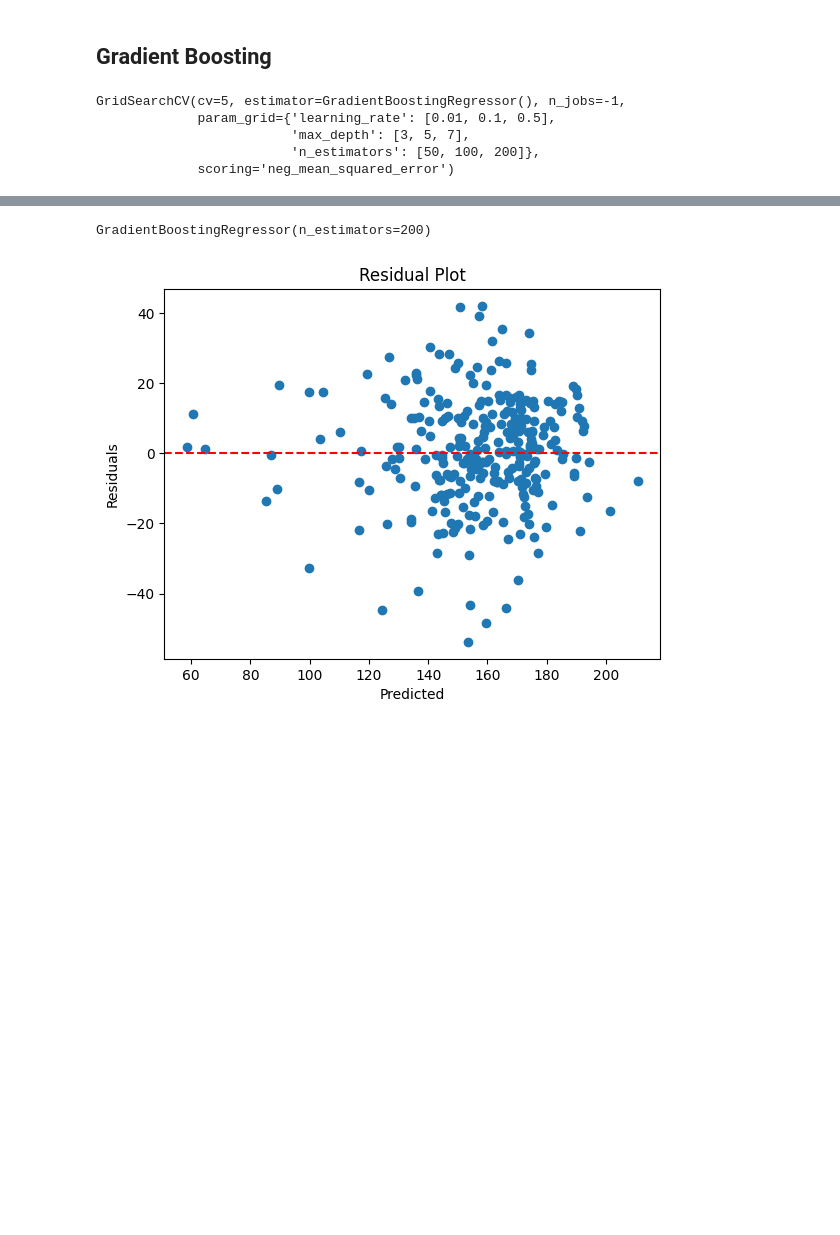
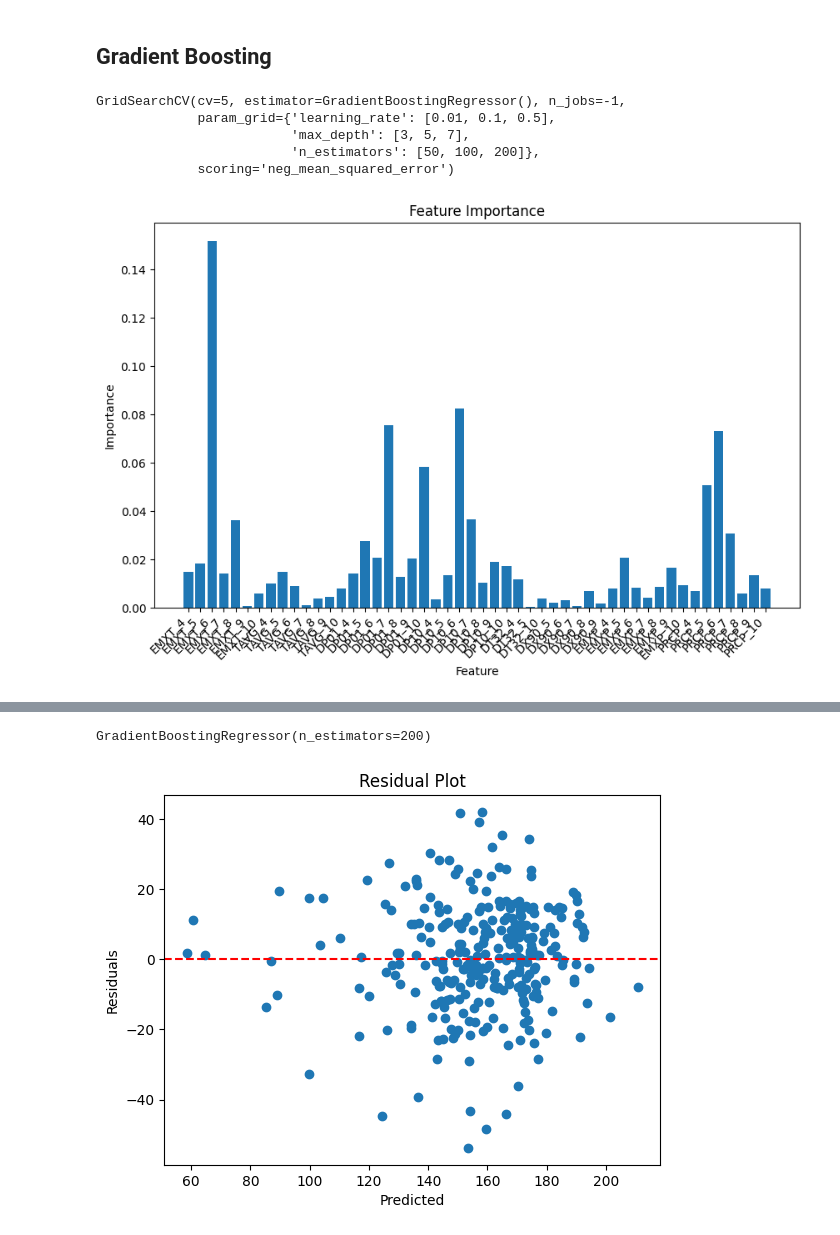
Before and after one commit to oxcitzen/Indiana-Corn-Yield, a Jupyter notebook: modeling_trimmed.ipynb, the cells around one changed output, grey strips where cells are left out. Saved outputs shown, nothing was run; the diff lists cells and outputs as text; code cells hidden in the pictures; blank space fills up the shorter version.

```diff
--- a/modeling_trimmed.ipynb
+++ b/modeling_trimmed.ipynb
@@ -333,3 +333,20 @@ GridSearchCV(cv=5, estimator=GradientBoostingRegressor(), n_jobs=-1,
                          'max_depth': [3, 5, 7],
                          'n_estimators': [50, 100, 200]},
              scoring='neg_mean_squared_error')
+# %%
+# Get the best estimator from grid search
+best_estimator = grid_search_gb_v2.best_estimator_
+
+# Extract feature importance from the best estimator
+feature_importance = best_estimator.feature_importances_
+
+# Plot feature importance
+plt.figure(figsize=(10, 6))
+plt.bar(range(len(feature_importance)), feature_importance, tick_label=X_train_scaled_v2.columns)
+plt.xlabel('Feature')
+plt.ylabel('Importance')
+plt.title('Feature Importance')
+plt.xticks(rotation=45, ha='right')
+plt.show()
+# %% [output]
+[figure, added]
```
Also changed, not shown: parts of 1 cell of this notebook, 1 other file.
